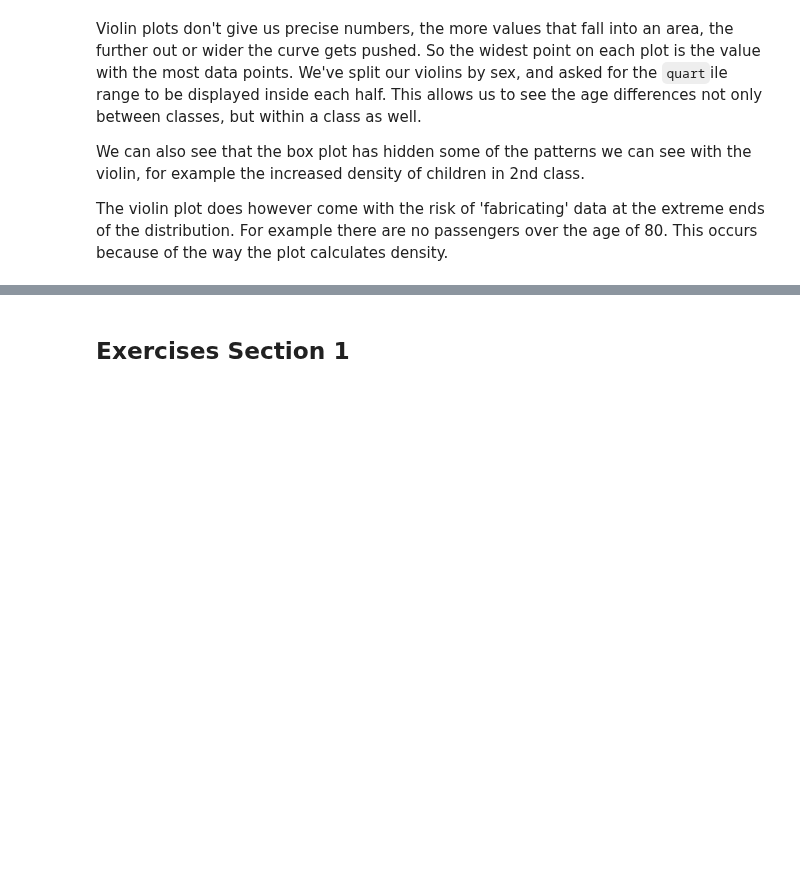
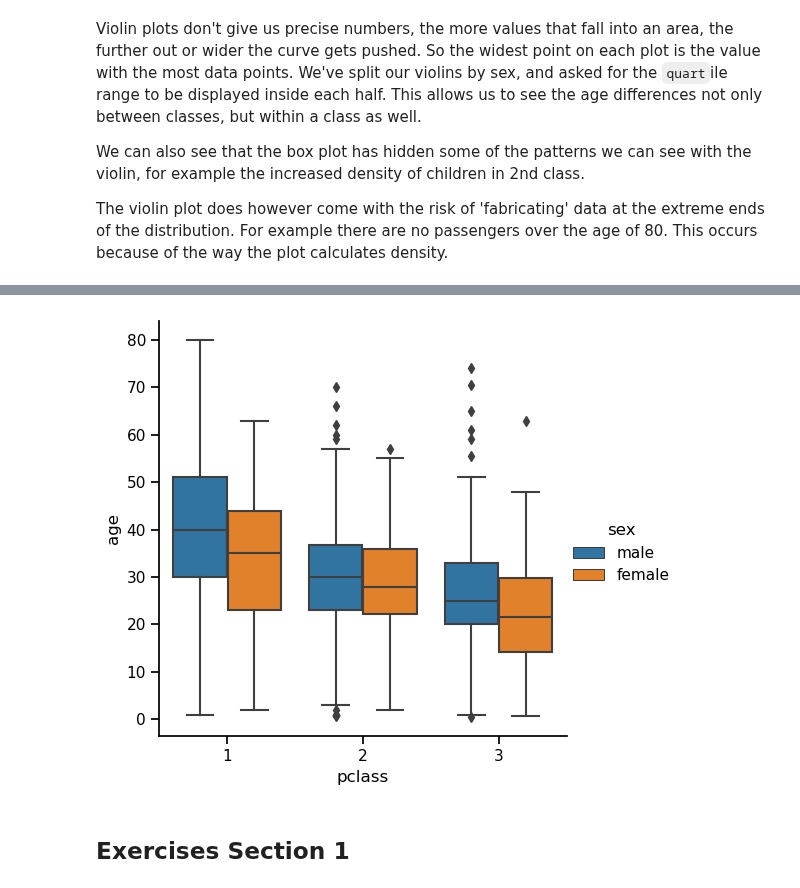
Before and after one commit to Minyall/sc207_2023-24, a Jupyter notebook: 6_7_data_vis/6_data_vis.ipynb, the cells around one changed output, grey strips where cells are left out. Cells and saved outputs as stored; diff of their text form; code cells hidden in the pictures; blank space fills up the shorter version.

Commit message:
Update 6_data_vis with image export section

```diff
--- a/6_7_data_vis/6_data_vis.ipynb
+++ b/6_7_data_vis/6_data_vis.ipynb
@@ -164,3 +168,13 @@ The violin plot does however come with the risk of 'fabricating' data at the ext
+# %%
+
+import matplotlib.pyplot as plt
+
+
+sns.catplot(data=titanic_df, x='pclass', y='age', kind='box', hue='sex')
+
+plt.savefig('class_age_catplot.png', dpi=300)
+# %% [output]
+[figure, added]
 # %% [markdown]
 ## Exercises Section 1
 # %% [markdown]
```
Also changed, not shown: parts of 2 cells of this notebook, 1 other file.
